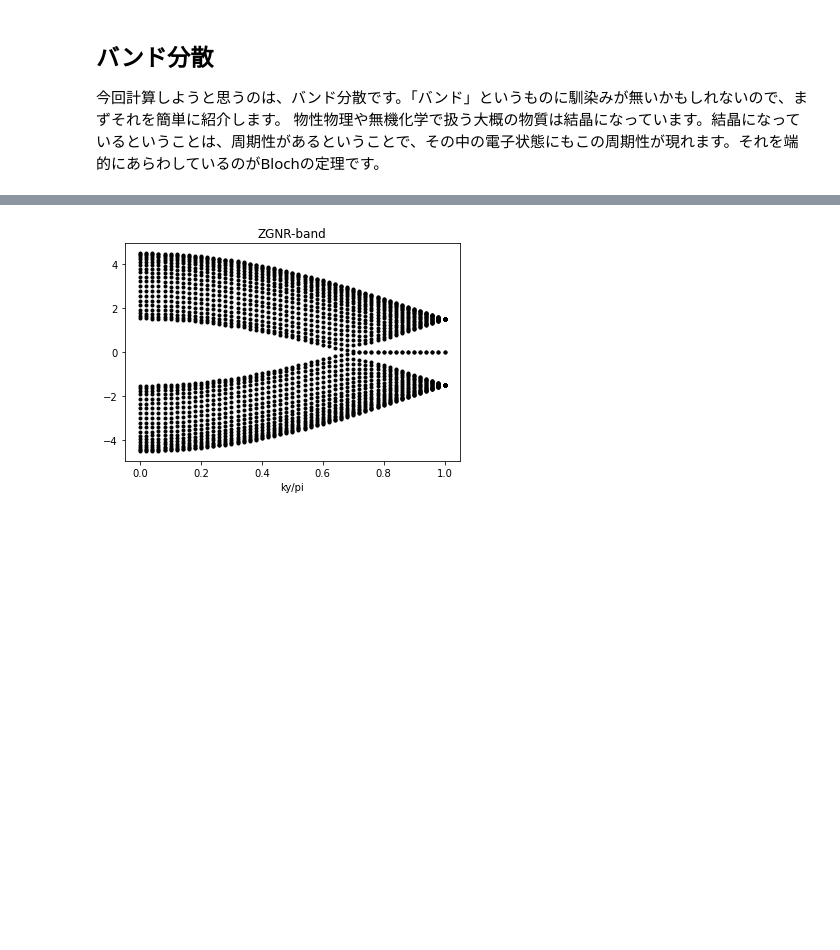
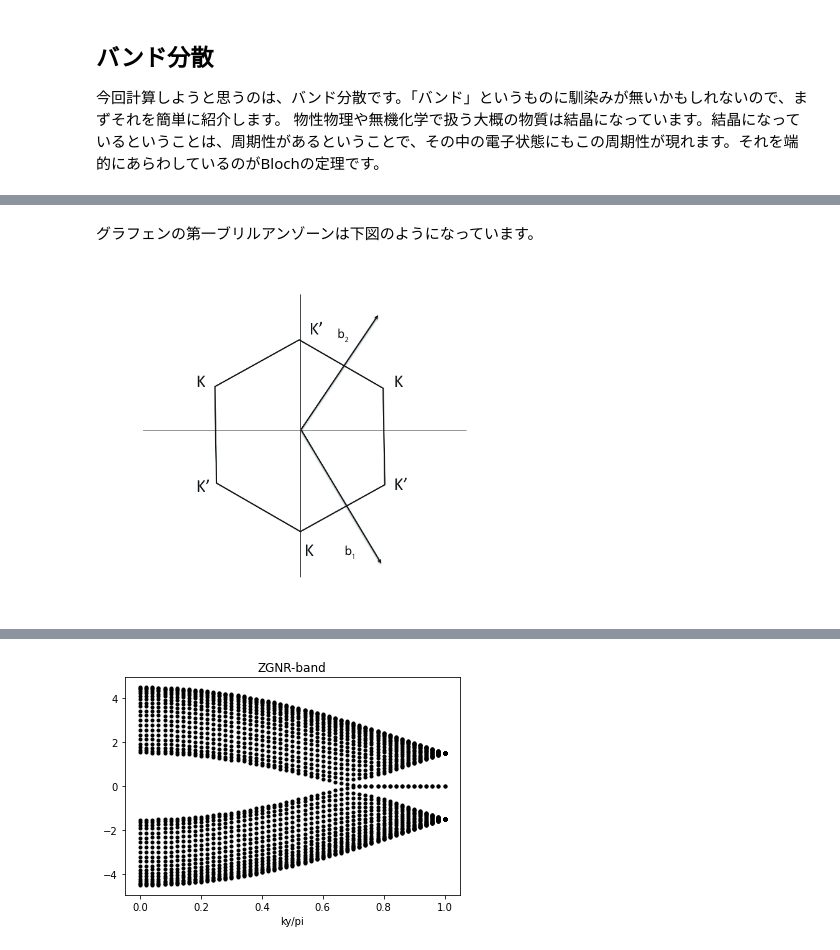
Before and after one commit to eminamitani/lecture-Minamitani, a Jupyter notebook: Graphene.ipynb, the cells around one changed output, grey strips where cells are left out. Cells and saved outputs as stored; diff of their text form; code cells hidden in the pictures; blank space fills up the shorter version.

```diff
--- a/Graphene.ipynb
+++ b/Graphene.ipynb
@@ -34,0 +127,7 @@ $$
+# %% [markdown]
+グラフェンの第一ブリルアンゾーンは下図のようになっています。
+# %%
+from IPython.display import Image
+Image("./img/BZ.png")
+# %% [output]
+[figure, added]
```
Also changed, not shown: parts of 14 cells of this notebook, 4 other files.
